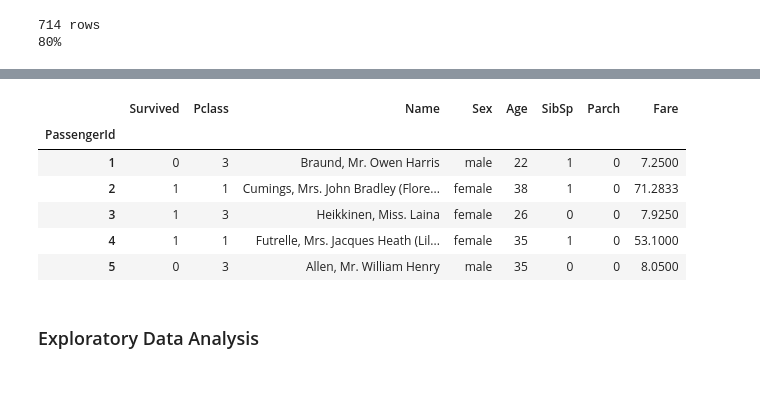
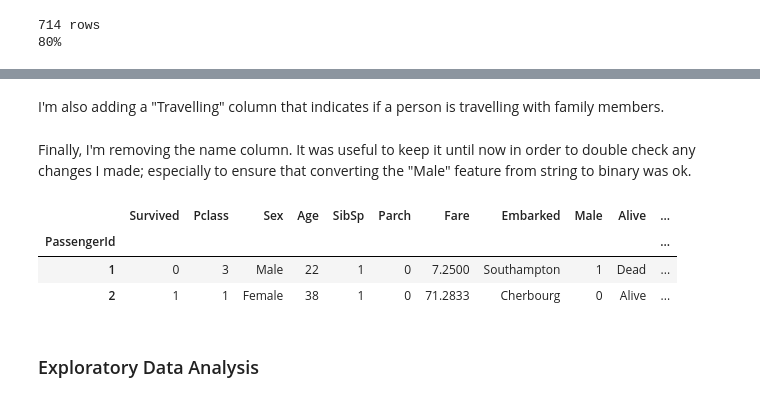
Before and after one commit to chrisdaly/Titanic-Analysis, a Jupyter notebook: Titanic Data Analysis.ipynb, the cells around one changed output, grey strips where cells are left out. Drawn from its saved outputs; the diff is of its cells as text; code cells hidden in the pictures.

```diff
--- a/Titanic Data Analysis.ipynb
+++ b/Titanic Data Analysis.ipynb
@@ -173,5 +195,5 @@ dtype: int64
 # %%
-df = df.drop(['Embarked', 'Ticket','Cabin'], axis=1)
+df = df.drop(['Ticket','Cabin'], axis=1)
 # %% [markdown]
 Time to check is it worth dropping the rows without Age data.
 # %%
@@ -186,0 +211,5 @@ df = df.dropna()
+# %%
+df['Sex'] = df['Sex'].map({'male':'Male', 'female':'Female'}).astype(str)
+df['Male'] = df['Sex'].map({'Male': 1, 'Female': 0}).astype(int)
+df['Embarked'] = df['Embarked'].map({'S':'Southampton', 'C':'Cherbourg', 'Q':'Queenstown'}).astype(str)
+df['Alive'] = df['Survived'].map({0:'Dead', 1:'Alive'}).astype(str)
@@ -186,0 +218,20 @@ df = df.dropna()
+# %%
+df['Who'] = 0
+
+children = df[df['Age'] < 16]
+women = df[(df['Sex'] == 0) & (df['Age'] >= 16)]
+men = df[(df['Sex'] == 1) & (df['Age'] >= 16)]
+
+df.loc[children.index, 'Who'] = 'Children'
+df.loc[women.index, 'Who'] = 'Women'
+df.loc[men.index, 'Who'] = 'Men'
+# %% [markdown]
+I'm also adding a "Travelling" column that indicates if a person is travelling with family members.
+# %%
+df['Travelling'] = 'With Family'
+
+alone = df[(df['SibSp'] == 0) & (df['Parch'] == 0)]
+
+df.loc[alone.index, 'Travelling'] = 'Alone'
+# %% [markdown]
+Finally, I'm removing the name column. It was useful to keep it until now in order to double check any changes I made; especially to ensure that converting the "Male" feature from string to binary was ok.
@@ -187,12 +240,9 @@ df = df.dropna()
 # %%
-df.head()
+df.head(2)
 # %% [output]
-|  | Survived | Pclass | Name | Sex | Age | SibSp | Parch | Fare |
-| PassengerId |  |  |  |  |  |  |  |  |
-| 1 | 0 | 3 | Braund, Mr. Owen Harris | male | 22 | 1 | 0 | 7.2500 |
-| 2 | 1 | 1 | Cumings, Mrs. John Bradley (Flore... | female | 38 | 1 | 0 | 71.2833 |
-| 3 | 1 | 3 | Heikkinen, Miss. Laina | female | 26 | 0 | 0 | 7.9250 |
-| 4 | 1 | 1 | Futrelle, Mrs. Jacques Heath (Lil... | female | 35 | 1 | 0 | 53.1000 |
-| 5 | 0 | 3 | Allen, Mr. William Henry | male | 35 | 0 | 0 | 8.0500 |
+|  | Survived | Pclass | Sex | Age | SibSp | Parch | Fare | Embarked | Male | Alive | ... |
+| PassengerId |  |  |  |  |  |  |  |  |  |  | ... |
+| 1 | 0 | 3 | Male | 22 | 1 | 0 | 7.2500 | Southampton | 1 | Dead | ... |
+| 2 | 1 | 1 | Female | 38 | 1 | 0 | 71.2833 | Cherbourg | 0 | Alive | ... |
 # %% [markdown]
 ### Exploratory Data Analysis
```
Also changed, not shown: parts of 86 cells of this notebook, 1 other file.
